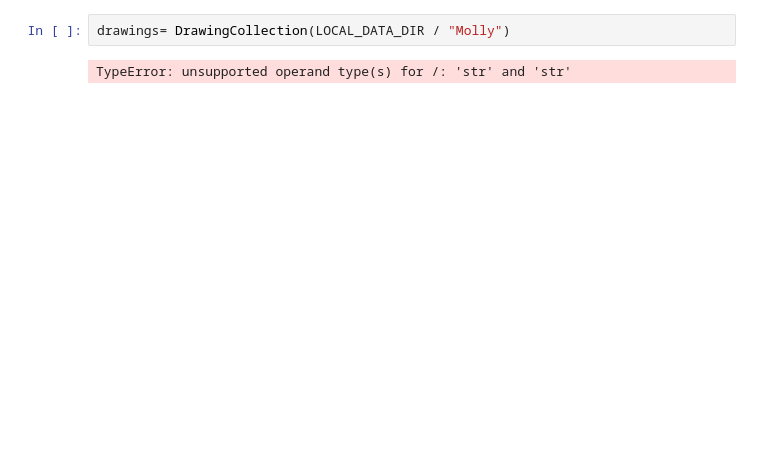
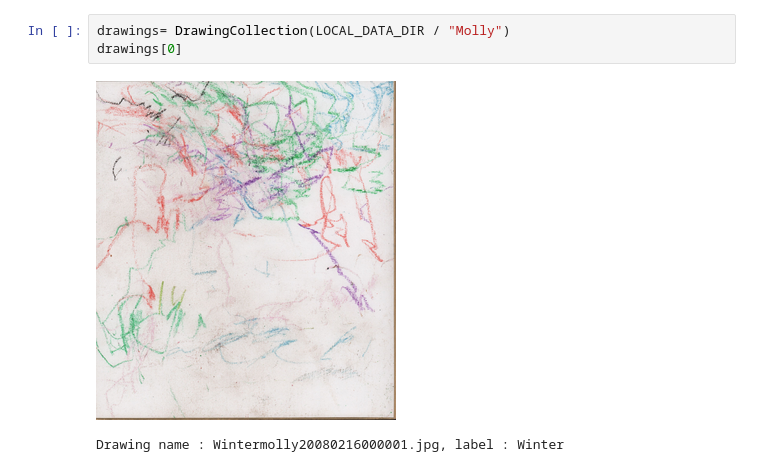
Before and after one commit to cedricsueur/drawinganalyses, a Jupyter notebook: notebooks/example_molly.ipynb, the cells around one changed output. Drawn from its saved outputs; the diff is of its cells as text; blank space fills up the shorter version.

```diff
--- a/notebooks/example_molly.ipynb
+++ b/notebooks/example_molly.ipynb
@@ -10,4 +19,6 @@ LOCAL_DATA_DIR = Path("/home/emaitre/MADE/molly-humains/")
 # %%
 drawings= DrawingCollection(LOCAL_DATA_DIR / "Molly")
+drawings[0]
 # %% [output]
+[figure, added]
-TypeError: unsupported operand type(s) for /: 'str' and 'str'
+Drawing name : Wintermolly20080216000001.jpg, label : Winter
```
Also changed, not shown: parts of 2 cells of this notebook.
